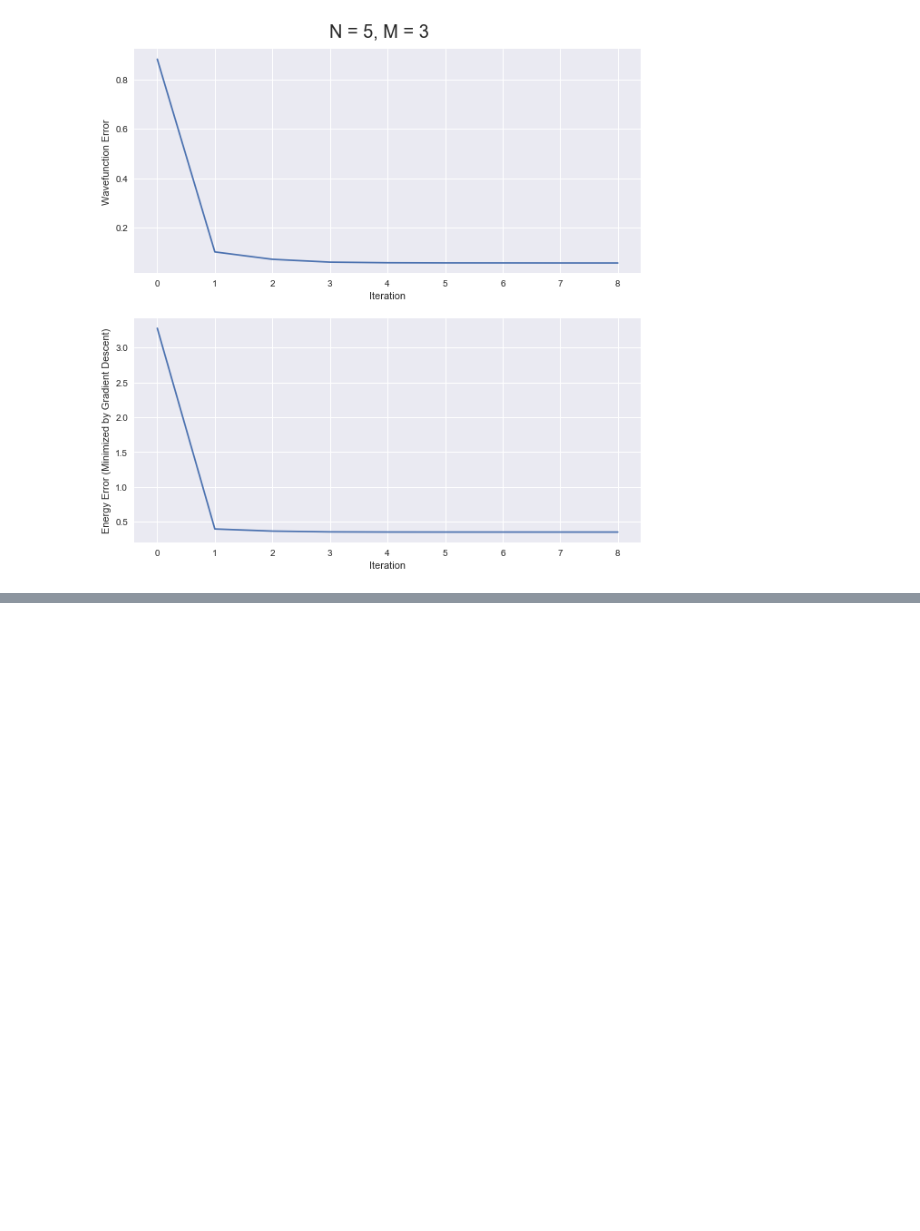
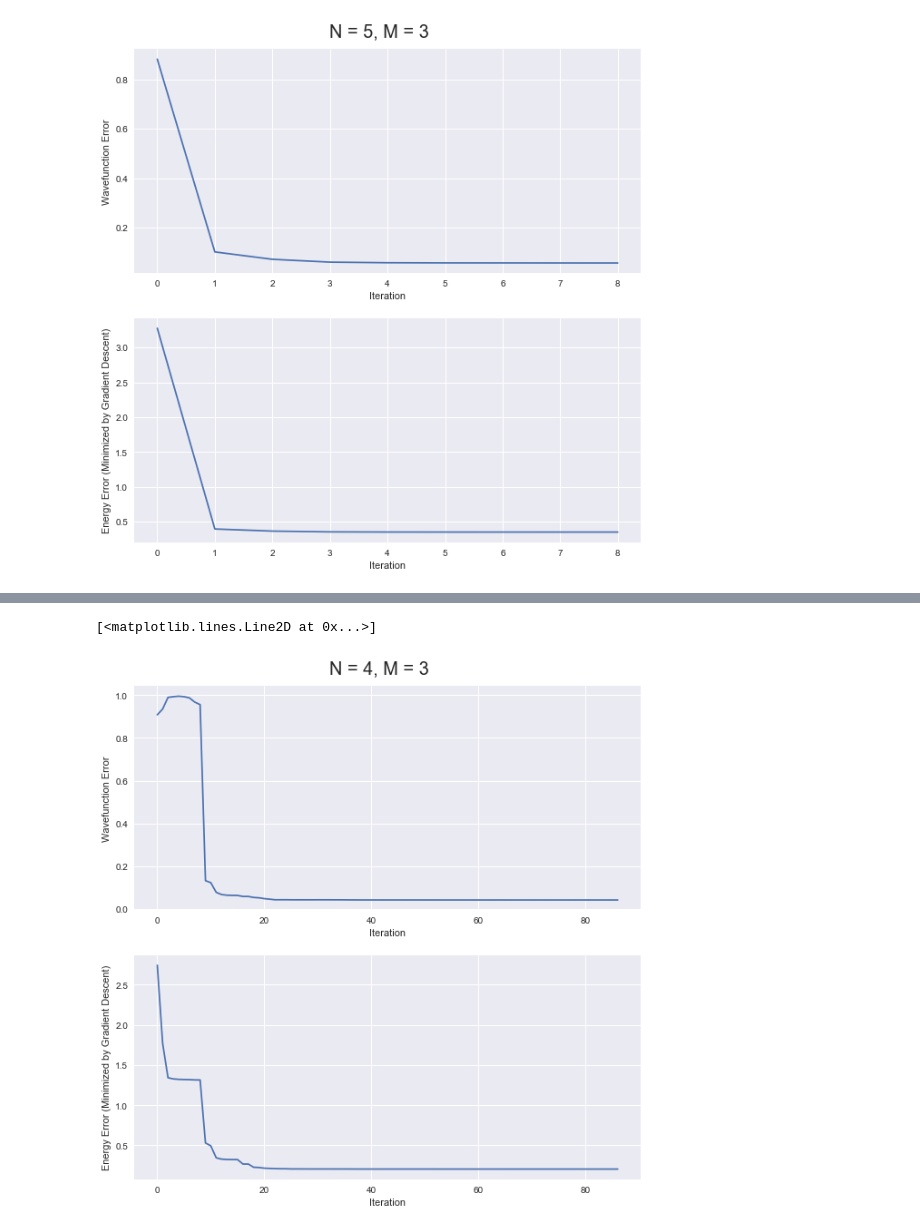
Before and after one commit to aorfi/Phys459, a Jupyter notebook: RBMGroundStateComputationTime.ipynb, the cells around one changed output, grey strips where cells are left out. Saved outputs shown, nothing was run; the diff lists cells and outputs as text; code cells hidden in the pictures; blank space fills up the shorter version.

```diff
--- a/RBMGroundStateComputationTime.ipynb
+++ b/RBMGroundStateComputationTime.ipynb
@@ -1032,0 +1229,43 @@ ax2.plot(iter, engErr)
+# %%
+#N=4 groundstate error
+N=4
+parResults =M4gdResults[N-2][0][0][5]
+numIter = len(parResults)
+iter = np.arange(numIter)
+state = []
+eng = []
+stateErr = []
+engErr = []
+
+
+gs = M4edState[N-2][1]
+gsEng = M4ActualEng[N-2]
+
+#find state at each iteration
+for i in range(numIter):
+    stateIter = RBM_ansatz(parResults[i],N, M)
+    state.append(stateIter)
+    engIter = varEnergy(parResults[i],N, M, hamiltonian(N, B, A0))
+    eng.append(engIter)
+    errIter = err(stateIter,gs,engIter,gsEng)
+    stateErr.append(errIter[1])
+    engErr.append(errIter[0])
+
+
+
+plt.figure(figsize=(10,10))
+ttl = plt.suptitle("N = 4, M = 3",size =20)
+ttl.set_position([.5, 0.92])
+
+ax1 = plt.subplot(2,1,1)
+ax1.set_xlabel('Iteration')
+ax1.set_ylabel('Wavefunction Error')
+ax1.plot(iter, stateErr)
+
+ax2 = plt.subplot(2,1,2)
+ax2.set_xlabel('Iteration')
+ax2.set_ylabel('Energy Error (Minimized by Gradient Descent)')
+ax2.plot(iter, engErr)
+# %% [output]
+[<matplotlib.lines.Line2D at 0x...>]
+[figure, added]
```
Also changed, not shown: parts of 8 cells of this notebook, 16 other files.
